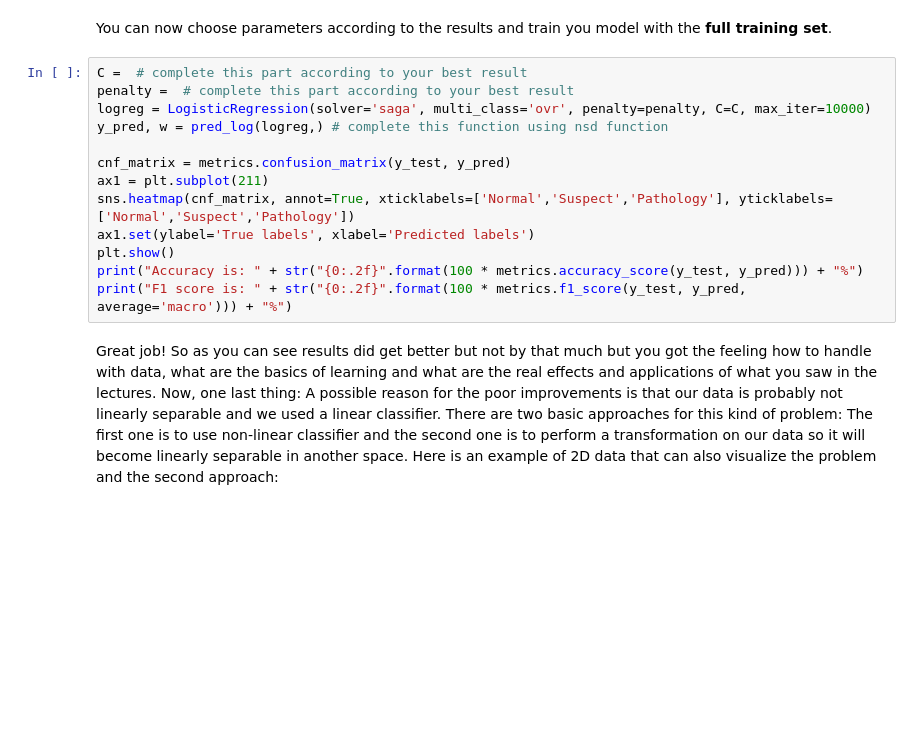
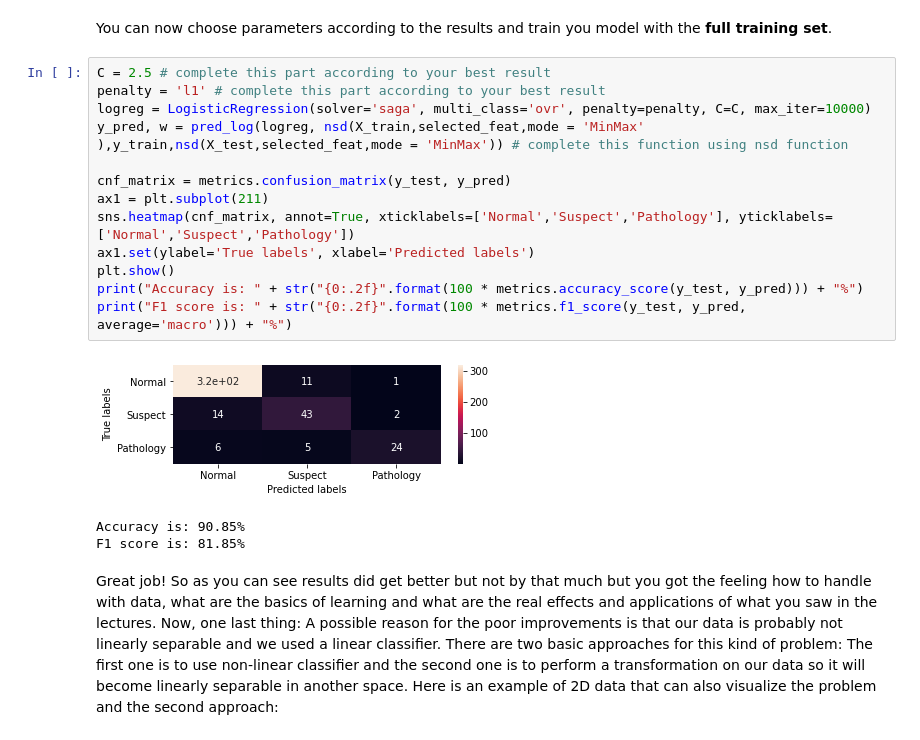
Before and after one commit to mlh-master/hw1_mlh-ori-or, a Jupyter notebook: HW1.ipynb, the cells around one changed output. Drawn from its saved outputs; the diff is of its cells as text; blank space fills up the shorter version.

```diff
--- a/HW1.ipynb
+++ b/HW1.ipynb
@@ -429,18 +491,22 @@ plt.show()
 # %% [markdown]
 You can now choose parameters according to the results and train you model with the **full training set**.
 # %%
-C =  # complete this part according to your best result
-penalty =  # complete this part according to your best result
+C = 2.5 # complete this part according to your best result
+penalty = 'l1' # complete this part according to your best result
 logreg = LogisticRegression(solver='saga', multi_class='ovr', penalty=penalty, C=C, max_iter=10000)
-y_pred, w = pred_log(logreg,) # complete this function using nsd function
+y_pred, w = pred_log(logreg, nsd(X_train,selected_feat,mode = 'MinMax' ),y_train,nsd(X_test,selected_feat,mode = 'MinMax')) # complete this function using nsd function
 
 cnf_matrix = metrics.confusion_matrix(y_test, y_pred)
 ax1 = plt.subplot(211)
 sns.heatmap(cnf_matrix, annot=True, xticklabels=['Normal','Suspect','Pathology'], yticklabels=['Normal','Suspect','Pathology'])
 ax1.set(ylabel='True labels', xlabel='Predicted labels')
 plt.show()
 print("Accuracy is: " + str("{0:.2f}".format(100 * metrics.accuracy_score(y_test, y_pred))) + "%")
 print("F1 score is: " + str("{0:.2f}".format(100 * metrics.f1_score(y_test, y_pred, average='macro'))) + "%")
+# %% [output]
+[figure, added]
+Accuracy is: 90.85%
+F1 score is: 81.85%
 # %% [markdown]
 Great job! So as you can see results did get better but not by that much but you got the feeling how to handle with data, what are the basics of learning and what are the real effects and applications of what you saw in the lectures. Now, one last thing: A possible reason for the poor improvements is that our data is probably not linearly separable and we used a linear classifier. There are two basic approaches for this kind of problem:
 The first one is to use non-linear classifier and the second one is to perform a transformation on our data so it will become linearly separable in another space. Here is an example of 2D data that can also visualize the problem and the second approach:
```
Also changed, not shown: parts of 22 cells of this notebook, 3 other files.
